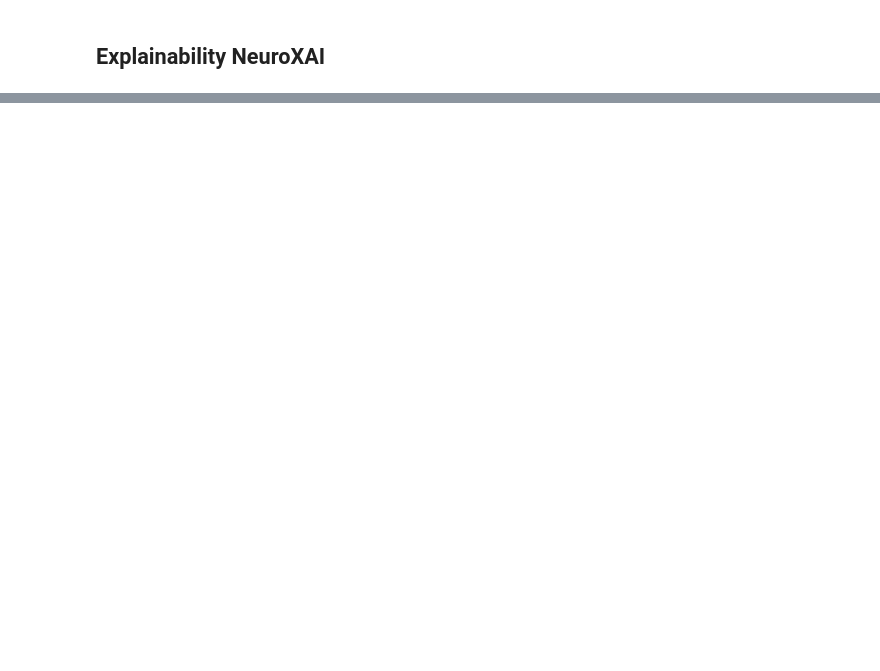
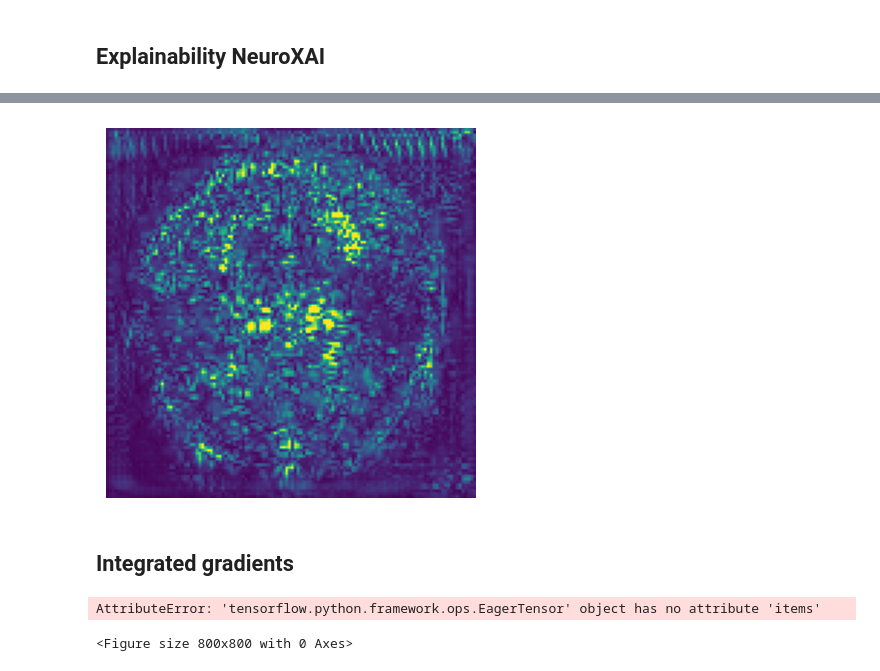
Before and after one commit to genandlam/kaggle-alzheimer-mri, a Jupyter notebook: augmented-alzheimer-mri.ipynb, the cells around one changed output, grey strips where cells are left out. Cells and saved outputs as stored; diff of their text form; code cells hidden in the pictures; blank space fills up the shorter version.

```diff
--- a/augmented-alzheimer-mri.ipynb
+++ b/augmented-alzheimer-mri.ipynb
@@ -498,0 +515,6 @@ vanilla_grad=get_vanilla_grad(model, io_imgs, y_true, LAYER_NAME=None, MODALITY=
+# %%
+show_image(vanilla_gradient, TITLE='', AX=None)
+# %% [output]
+[figure, added]
+# %% [markdown]
+## Integrated gradients
@@ -498,0 +530,11 @@ vanilla_grad=get_vanilla_grad(model, io_imgs, y_true, LAYER_NAME=None, MODALITY=
+# %%
+plt.figure(figsize=(8, 8))
+for n, ( img_tensors) in enumerate(img_name_tensors.items()):
+  ax = plt.subplot(1, 2, n+1)
+  ax.imshow(img_tensors)
+  ax.set_title(name)
+  ax.axis('off')
+plt.tight_layout()
+# %% [output]
+AttributeError: 'tensorflow.python.framework.ops.EagerTensor' object has no attribute 'items'
+<Figure size 800x800 with 0 Axes>
```
Also changed, not shown: parts of 26 cells of this notebook.
